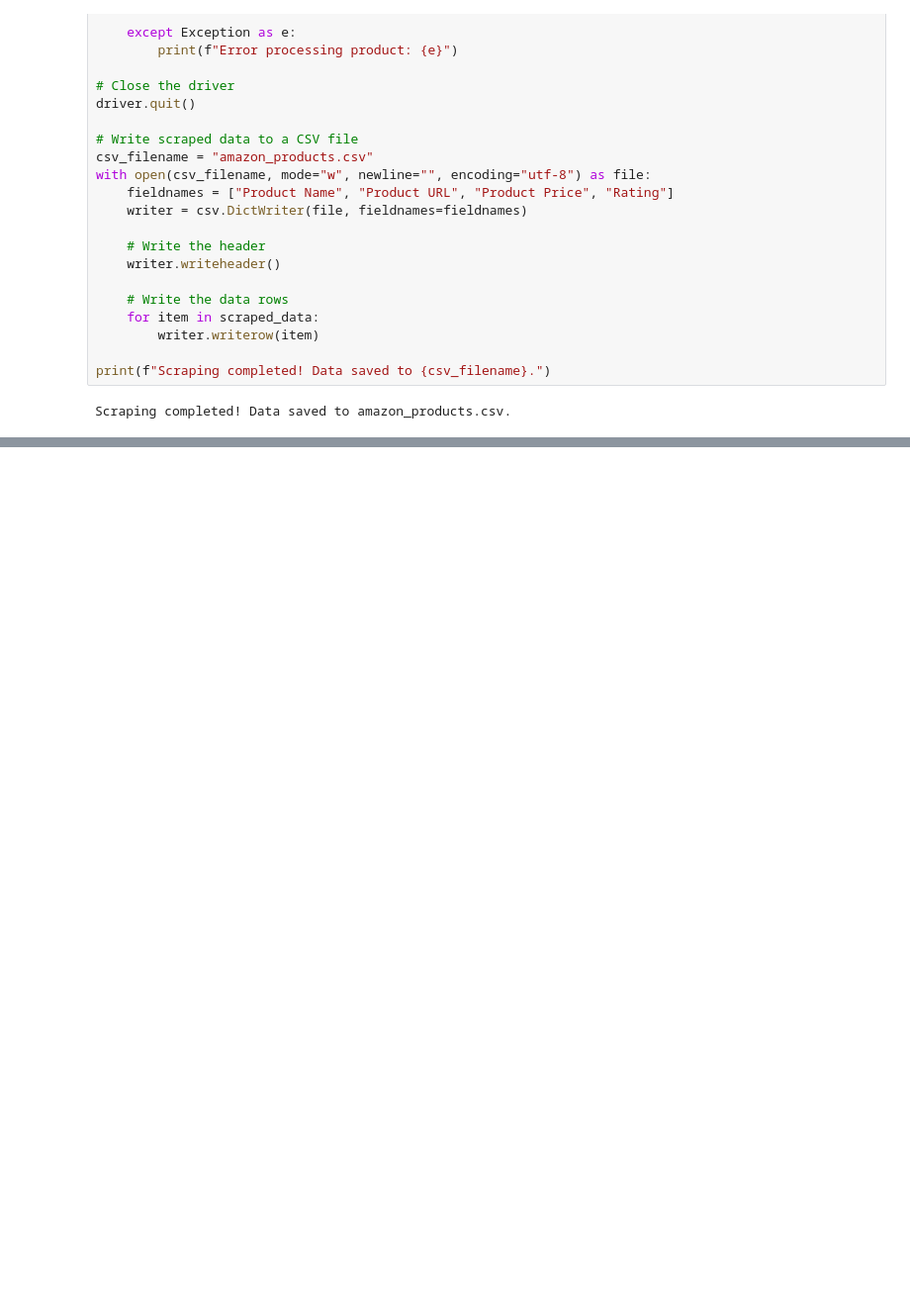
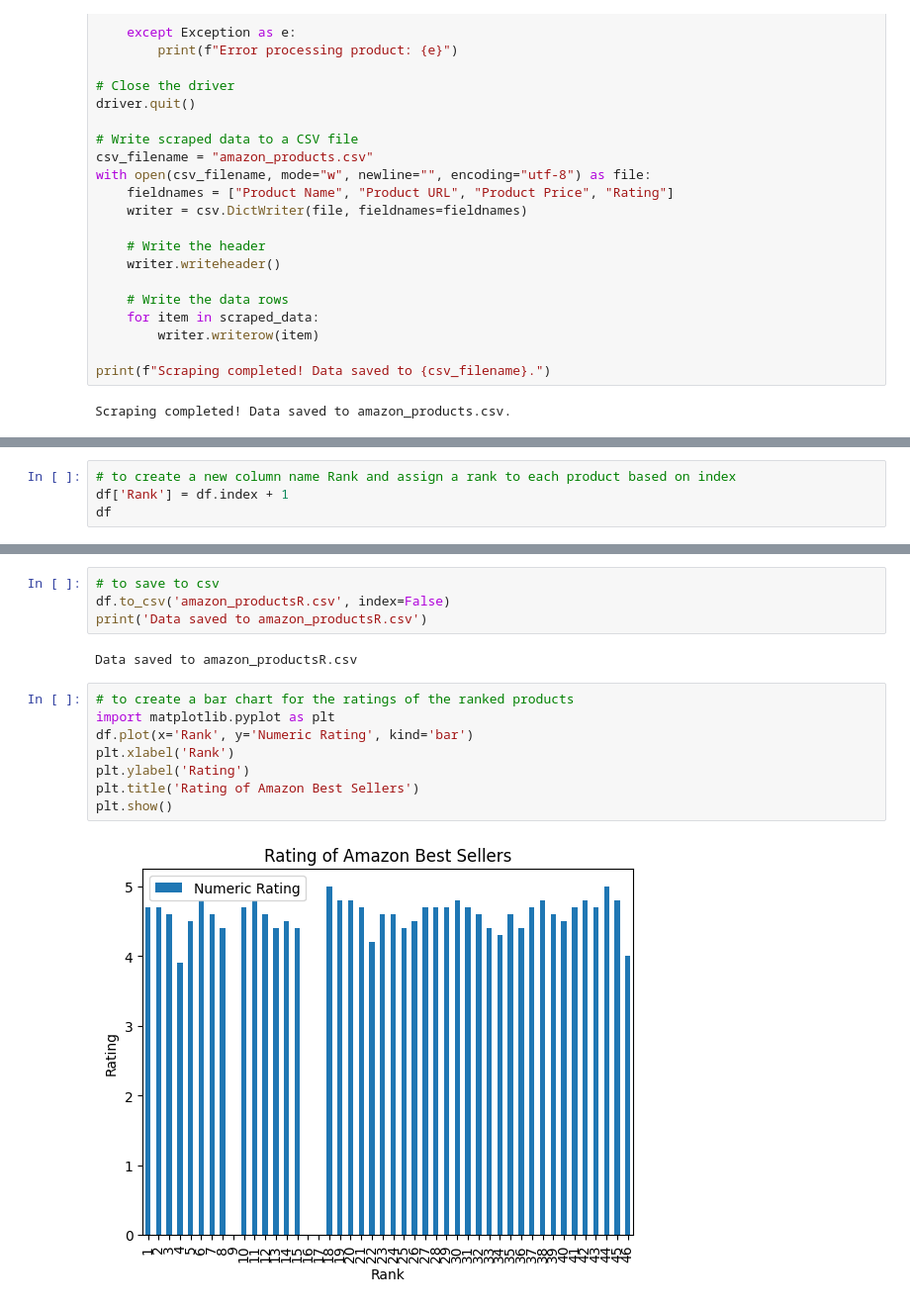
Before and after one commit to Cindy202411/dsai-group-7-mini-projects, a Jupyter notebook: amazon.ipynb, the cells around one changed output, grey strips where cells are left out. Shown: that part at 99% size. Saved outputs shown, nothing was run; the diff lists cells and outputs as text; blank space fills up the shorter version.

```diff
--- a/amazon.ipynb
+++ b/amazon.ipynb
@@ -263,0 +158,4 @@ df
+# %%
+# to create a new column name Rank and assign a rank to each product based on index
+df['Rank'] = df.index + 1
+df
@@ -263,0 +180,16 @@ df
+# %%
+# to save to csv
+df.to_csv('amazon_productsR.csv', index=False)
+print('Data saved to amazon_productsR.csv')
+# %% [output]
+Data saved to amazon_productsR.csv
+# %%
+# to create a bar chart for the ratings of the ranked products
+import matplotlib.pyplot as plt
+df.plot(x='Rank', y='Numeric Rating', kind='bar')
+plt.xlabel('Rank')
+plt.ylabel('Rating')
+plt.title('Rating of Amazon Best Sellers')
+plt.show()
+# %% [output]
+[figure, added]
```
Also changed, not shown: parts of 15 cells of this notebook.
